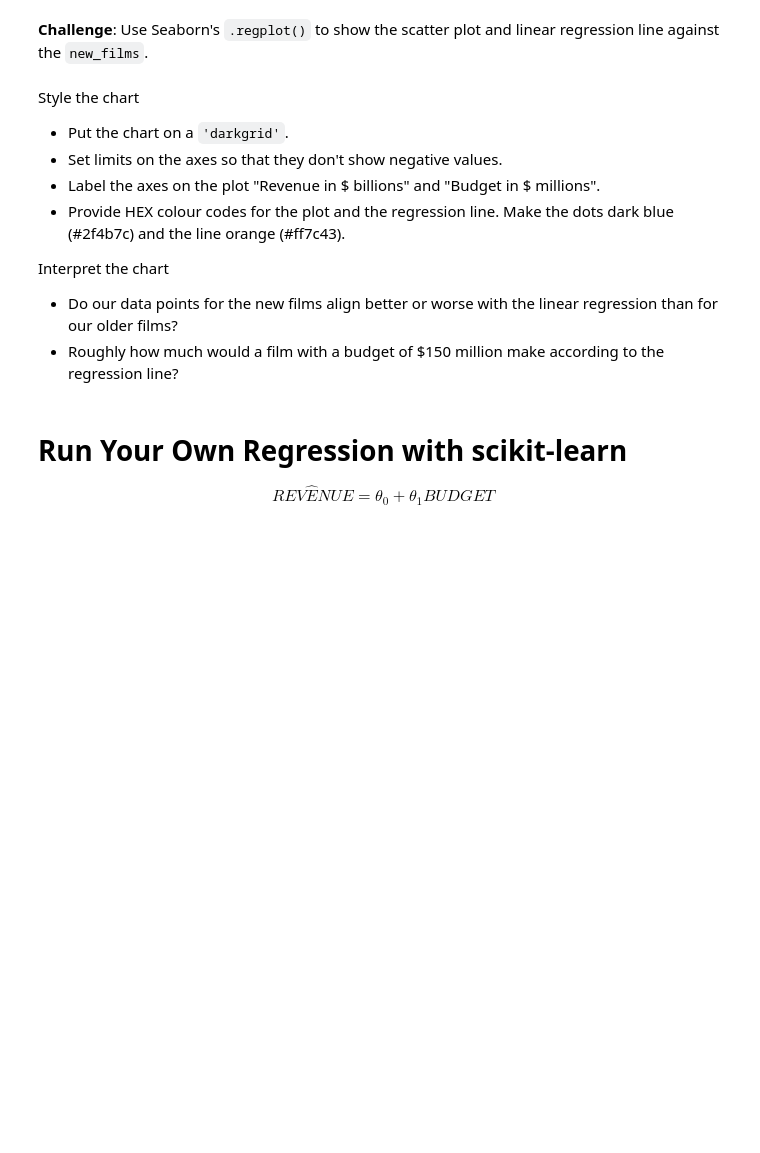
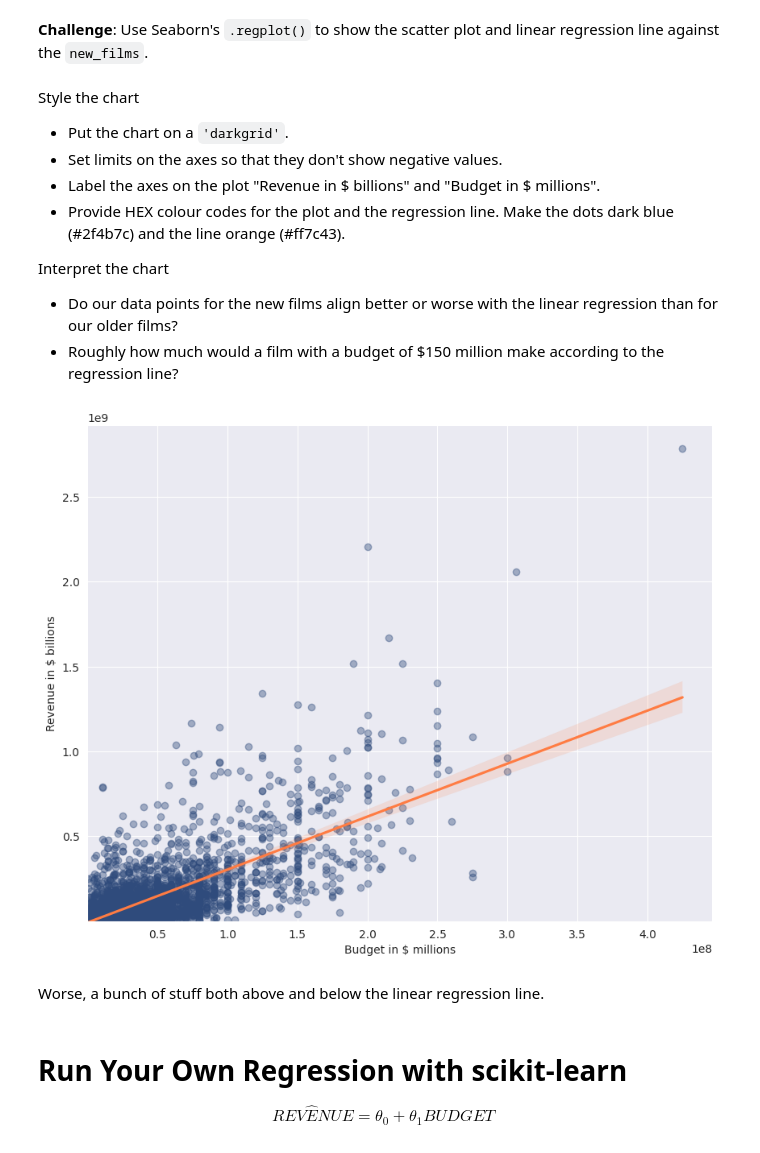
Before and after one commit to Golden-Leaves/100daysofpython, a Jupyter notebook: data_science/seaborn_linear_regression/Seaborn_and_Linear_Regression_(start).ipynb, the cells around one changed output. Cells and saved outputs as stored; diff of their text form; code cells hidden in the pictures; blank space fills up the shorter version.

```diff
--- a/data_science/seaborn_linear_regression/Seaborn_and_Linear_Regression_(start).ipynb
+++ b/data_science/seaborn_linear_regression/Seaborn_and_Linear_Regression_(start).ipynb
@@ -312,6 +344,20 @@ Interpret the chart
 
 * Do our data points for the new films align better or worse with the linear regression than for our older films?
 * Roughly how much would a film with a budget of $150 million make according to the regression line?
+# %%
+plt.figure(figsize=(10,8))
+with sns.axes_style("darkgrid"):
+    new_films_plot = sns.regplot(data=new_films,x="USD_Production_Budget",y="USD_Worldwide_Gross",
+                                 scatter_kws={"color":"#2f4b7c","alpha":0.4},
+                                 line_kws={"color":"#ff7c43"})
+    new_films_plot.set(ylabel="Revenue in $ billions",
+                       xlabel="Budget in $ millions",
+                       xlim=4.5,
+                       ylim=3)
+# %% [output]
+[figure, added]
+# %% [markdown]
+Worse, a bunch of stuff both above and below the linear regression line.
 # %% [markdown]
 # Run Your Own Regression with scikit-learn
 
```
Also changed, not shown: parts of 3 cells of this notebook, 3 other files.
